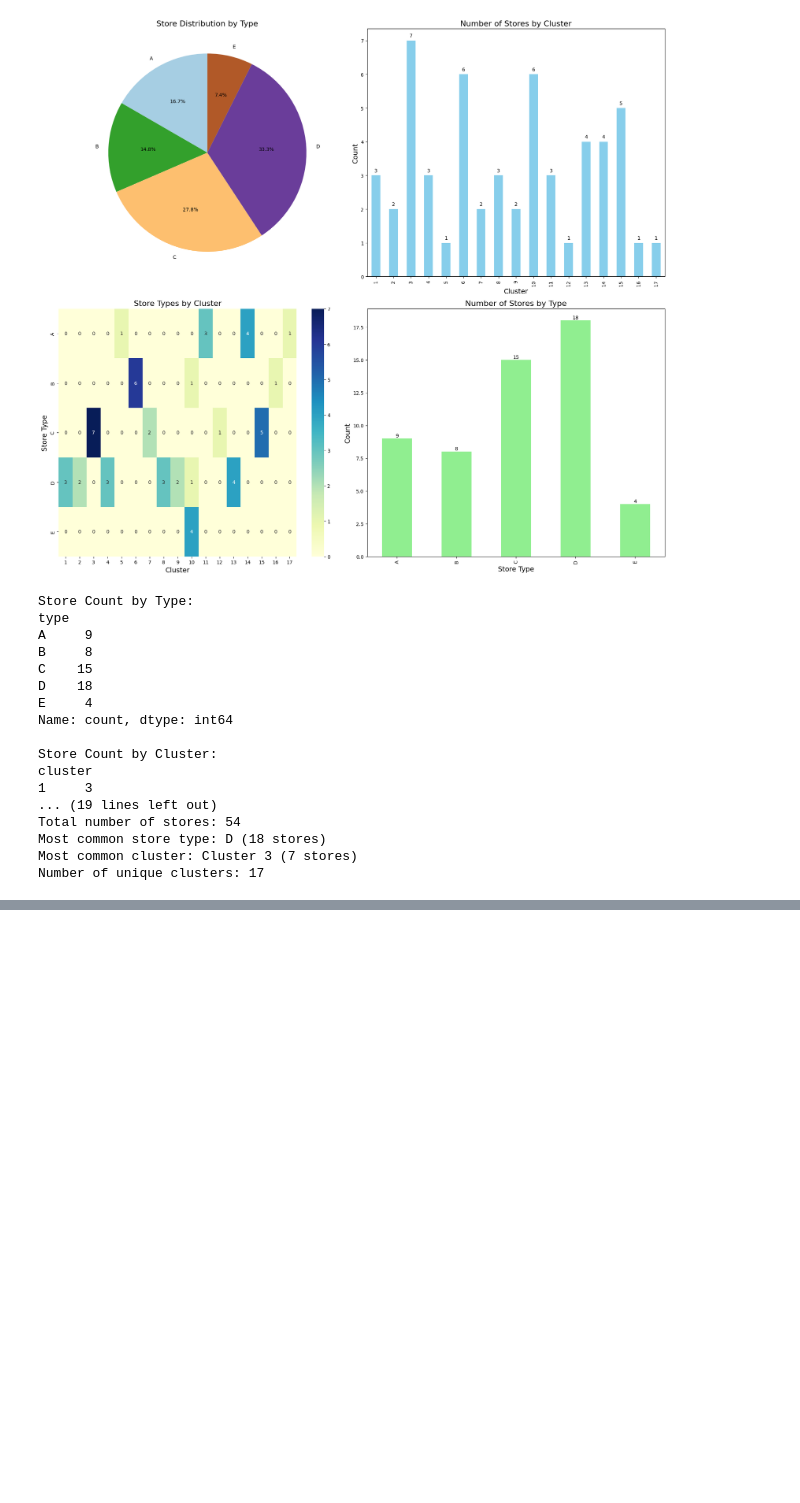
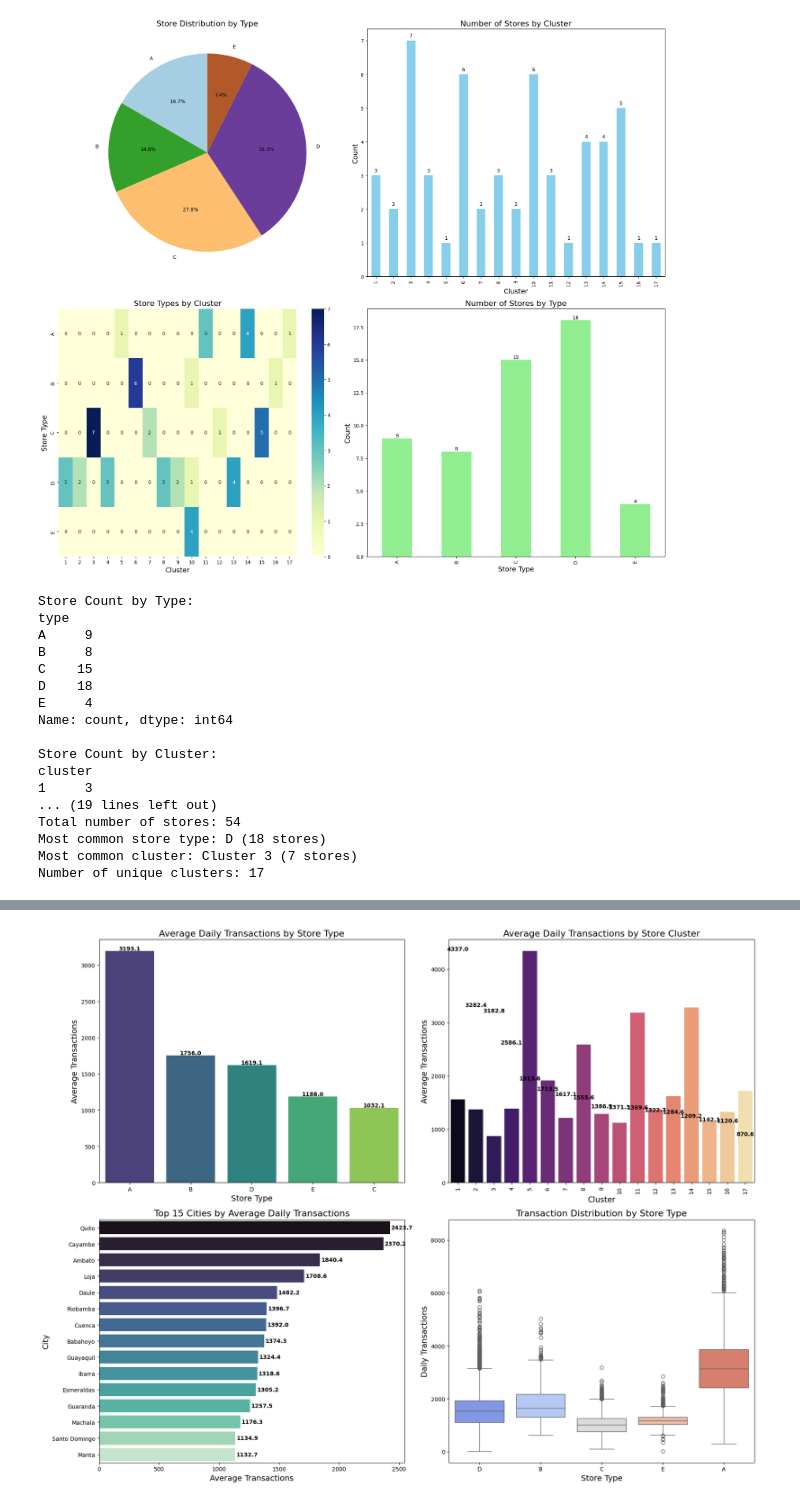
Before and after one commit to gupessanha/Data-Mining, a Jupyter notebook: T2/trab2.ipynb, the cells around one changed output, grey strips where cells are left out. Cells and saved outputs as stored; diff of their text form; code cells hidden in the pictures; blank space fills up the shorter version.

```diff
--- a/T2/trab2.ipynb
+++ b/T2/trab2.ipynb
@@ -592,0 +783,7 @@ Number of unique clusters: 17
+# %%
+df_transactions['day_of_week'] = df_transactions['date'].dt.dayofweek
+df_transactions['day_of_week_name'] = df_transactions['date'].dt.day_name()
+df_transactions['day_of_month'] = df_transactions['date'].dt.day
+df_transactions['month'] = df_transactions['date'].dt.month
+df_transactions['month_name'] = df_transactions['date'].dt.month_name()
+df_transactions['year'] = df_transactions['date'].dt.year
@@ -592,0 +792,80 @@ Number of unique clusters: 17
+# %%
+# Merge the transactions data with store information
+df_merged = pd.merge(df_transactions, df_stores, on='store_nbr')
+
+# Create a figure with multiple subplots for analyzing transactions by store attributes
+fig, axes = plt.subplots(2, 2, figsize=(18, 14))
+
+# 1. Average transactions by store type
+type_trans = df_merged.groupby('type')['transactions'].mean().sort_values(ascending=False).reset_index()
+sns.barplot(x='type', y='transactions', data=type_trans, ax=axes[0, 0], palette='viridis')
+axes[0, 0].set_title('Average Daily Transactions by Store Type', fontsize=16)
+axes[0, 0].set_xlabel('Store Type', fontsize=14)
+axes[0, 0].set_ylabel('Average Transactions', fontsize=14)
+
+# Add values on top of bars
+for i, v in enumerate(type_trans['transactions']):
+    axes[0, 0].text(i, v + 10, f'{v:.1f}', ha='center', fontweight='bold')
+
+# 2. Average transactions by cluster
+cluster_trans = df_merged.groupby('cluster')['transactions'].mean().sort_values(ascending=False).reset_index()
+sns.barplot(x='cluster', y='transactions', data=cluster_trans, ax=axes[0, 1], palette='magma')
+axes[0, 1].set_title('Average Daily Transactions by Store Cluster', fontsize=16)
+axes[0, 1].set_xlabel('Cluster', fontsize=14)
+axes[0, 1].set_ylabel('Average Transactions', fontsize=14)
+axes[0, 1].tick_params(axis='x', rotation=90)
+
+# Add values on top of bars
+for i, v in enumerate(cluster_trans['transactions']):
+    axes[0, 1].text(i, v + 10, f'{v:.1f}', ha='center', fontweight='bold')
+
+# 3. Top 15 cities by average transactions
+city_trans = df_merged.groupby('city')['transactions'].mean().sort_values(ascending=False).head(15).reset_index()
+sns.barplot(x='transactions', y='city', data=city_trans, ax=axes[1, 0], palette='mako')
+axes[1, 0].set_title('Top 15 Cities by Average Daily Transactions', fontsize=16)
+axes[1, 0].set_xlabel('Average Transactions', fontsize=14)
+axes[1, 0].set_ylabel('City', fontsize=14)
+
+# Add values on end of bars
+for i, v in enumerate(city_trans['transactions']):
+    axes[1, 0].text(v + 10, i, f'{v:.1f}', va='center', fontweight='bold')
+
+# 4. Boxplot of transactions by store type
+sns.boxplot(x='type', y='transactions', data=df_merged, ax=axes[1, 1], palette='coolwarm')
+axes[1, 1].set_title('Transaction Distribution by Store Type', fontsize=16)
+axes[1, 1].set_xlabel('Store Type', fontsize=14)
+axes[1, 1].set_ylabel('Daily Transactions', fontsize=14)
+
+plt.tight_layout()
+plt.show()
+
+# Additional analysis - Heatmap of average transactions by store type and state
+type_state_trans = df_merged.groupby(['type', 'state'])['transactions'].mean().reset_index()
+type_state_pivot = type_state_trans.pivot_table(index='type', columns='state', values='transactions')
+
+plt.figure(figsize=(16, 8))
+sns.heatmap(type_state_pivot, annot=True, fmt='.1f', cmap='YlGnBu', linewidths=0.5)
+plt.title('Average Daily Transactions by Store Type and State', fontsize=16)
+plt.tight_layout()
+plt.show()
+
+# Print summary statistics
+print("\nSummary of Average Transactions by Store Type:")
+print(type_trans)
+
+print("\nSummary of Average Transactions by Cluster:")
+print(cluster_trans.head(10))
+
+print("\nTop 10 Cities by Average Daily Transactions:")
+print(city_trans.head(10))
+
+# Calculate correlations between store attributes and transactions
+store_trans_avg = df_merged.groupby('store_nbr')['transactions'].mean().reset_index()
+store_attributes = pd.merge(store_trans_avg, df_stores, on='store_nbr')
+
+# Convert categorical variables to dummy variables for correlation analysis
+store_attributes_encoded = pd.get_dummies(store_attributes, columns=['type', 'city', 'state'])
+correlation = store_attributes_encoded['transactions'].corr(store_attributes_encoded['cluster'])
+
+print(f"\nCorrelation between cluster and average transactions: {correlation:.3f}")
+# %% [output]
@@ -592,0 +887 @@ Number of unique clusters: 17
+[figure, added]
```
Also changed, not shown: parts of 29 cells of this notebook, 4 other files.
